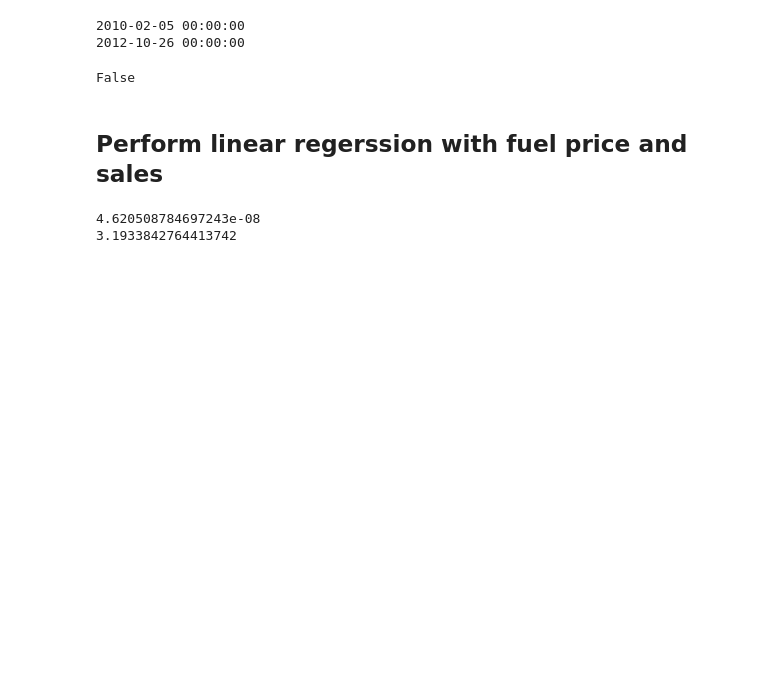
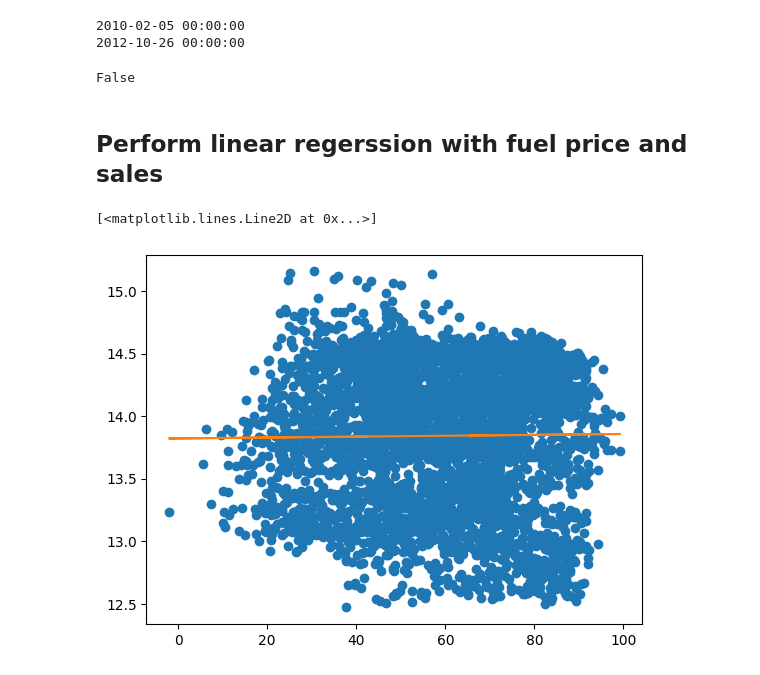
Before and after one commit to venren/random-coding, a Jupyter notebook: Quants/Regression/SimpleLinearRegression/Basics.ipynb, the cells around one changed output. Cells and saved outputs as stored; diff of their text form; code cells hidden in the pictures; blank space fills up the shorter version.

```diff
--- a/Quants/Regression/SimpleLinearRegression/Basics.ipynb
+++ b/Quants/Regression/SimpleLinearRegression/Basics.ipynb
@@ -79,17 +83,22 @@ False
 # %% [markdown]
 ## Perform linear regerssion with fuel price and sales
 # %%
-total_data_len = len(sales)
+total_data_len = len(ds)
 train_data_len = round(total_data_len*0.7)
 validation_data_len = total_data_len - train_data_len
 train = ds[0:train_data_len].copy()
 validation = ds[train_data_len:total_data_len].copy()
 # %%
-sales = train["Weekly_Sales"].values ## Dependent Variable
-FuelPrice = train["Fuel_Price"].values ## Independent Variable
-slope, intercept = np.polyfit(sales, FuelPrice, 1)
-print(slope)
-print(intercept)
+sales = train["Weekly_Sales"].values
+sales = np.log1p(sales )## Dependent Variable
+temp = train["Temperature"].values ## Independent Variable
+trend = np.polyfit(temp, sales, 1)
+# plot the scatter points
+plt.plot(temp, sales, 'o')
+# calculate the trendline
+trendpoly = np.poly1d(trend)
+# plot the trend line
+plt.plot(temp, trendpoly(cpi))
 # %% [output]
-4.620508784697243e-08
-3.1933842764413742
+[<matplotlib.lines.Line2D at 0x...>]
+[figure, added]
```
Also changed, not shown: parts of 8 cells of this notebook.
